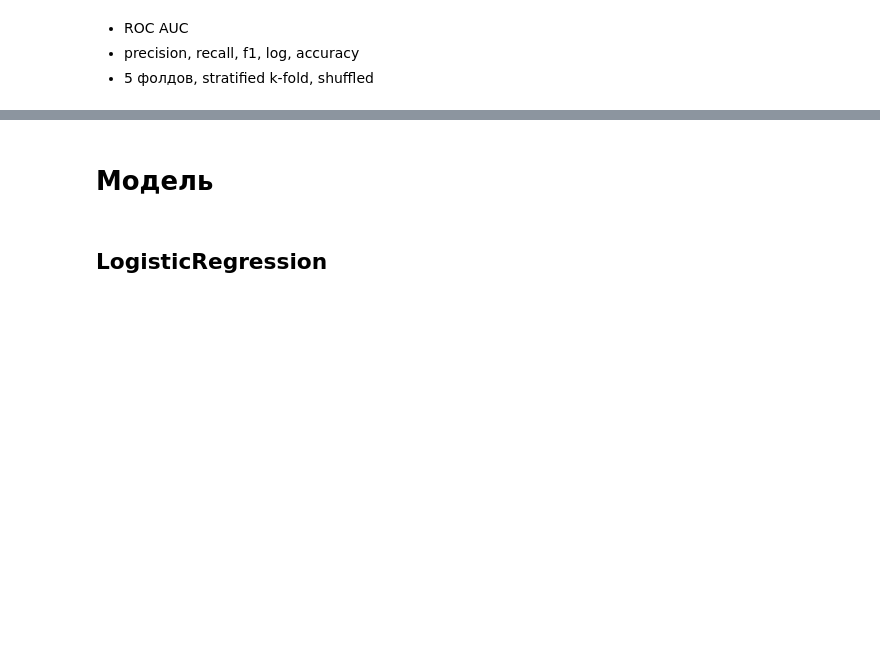
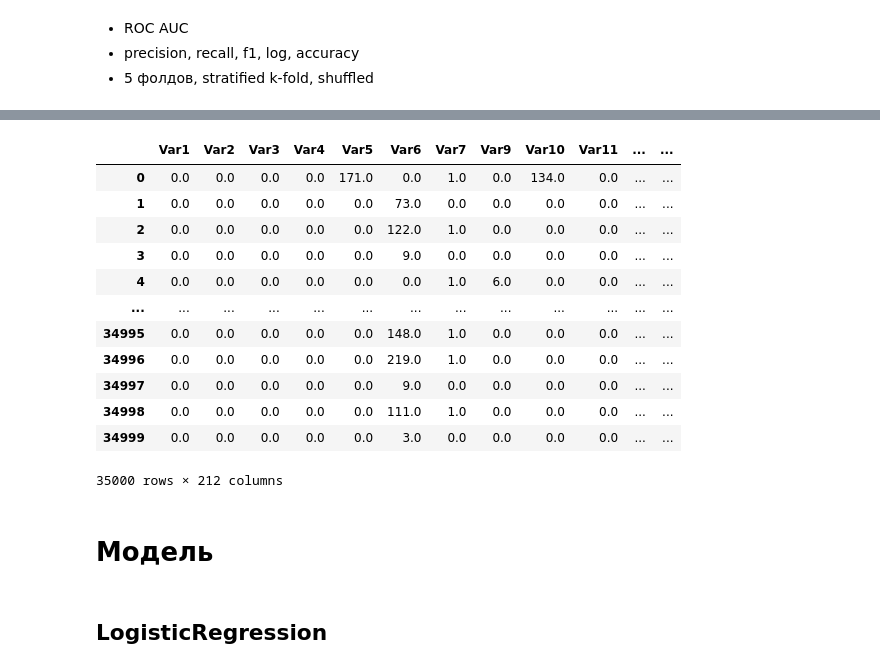
Before and after one commit to Uniholder/Specialization-Yandex-MIPT, a Jupyter notebook: 6_Final_projects/2_churn_prediction/week_3.ipynb, the cells around one changed output, grey strips where cells are left out. Drawn from its saved outputs; the diff is of its cells as text; code cells hidden in the pictures; blank space fills up the shorter version.

```diff
--- a/6_Final_projects/2_churn_prediction/week_3.ipynb
+++ b/6_Final_projects/2_churn_prediction/week_3.ipynb
@@ -86,5 +86,5 @@ df_train
 # %%
-oe = OrdinalEncoder()
+oe = OrdinalEncoder(handle_unknown='use_encoded_value', unknown_value=-1)
 # %%
-df_train = oe.fit_transform(df_train)
-df_train = pd.DataFrame(df_train, columns=cols)
+df_train_part = oe.fit_transform(df_train_part)
+df_train_part = pd.DataFrame(df_train_part, columns=cols)
@@ -91,3 +99,19 @@ df_train = pd.DataFrame(df_train, columns=cols)
+# %%
+df_train_part
+# %% [output]
+|  | Var1 | Var2 | Var3 | Var4 | Var5 | Var6 | Var7 | Var9 | Var10 | Var11 | ... | ... |
+| 0 | 0.0 | 0.0 | 0.0 | 0.0 | 171.0 | 0.0 | 1.0 | 0.0 | 134.0 | 0.0 | ... | ... |
+| 1 | 0.0 | 0.0 | 0.0 | 0.0 | 0.0 | 73.0 | 0.0 | 0.0 | 0.0 | 0.0 | ... | ... |
+| 2 | 0.0 | 0.0 | 0.0 | 0.0 | 0.0 | 122.0 | 1.0 | 0.0 | 0.0 | 0.0 | ... | ... |
+| 3 | 0.0 | 0.0 | 0.0 | 0.0 | 0.0 | 9.0 | 0.0 | 0.0 | 0.0 | 0.0 | ... | ... |
+| 4 | 0.0 | 0.0 | 0.0 | 0.0 | 0.0 | 0.0 | 1.0 | 6.0 | 0.0 | 0.0 | ... | ... |
+| ... | ... | ... | ... | ... | ... | ... | ... | ... | ... | ... | ... | ... |
+| 34995 | 0.0 | 0.0 | 0.0 | 0.0 | 0.0 | 148.0 | 1.0 | 0.0 | 0.0 | 0.0 | ... | ... |
+| 34996 | 0.0 | 0.0 | 0.0 | 0.0 | 0.0 | 219.0 | 1.0 | 0.0 | 0.0 | 0.0 | ... | ... |
+| 34997 | 0.0 | 0.0 | 0.0 | 0.0 | 0.0 | 9.0 | 0.0 | 0.0 | 0.0 | 0.0 | ... | ... |
+| 34998 | 0.0 | 0.0 | 0.0 | 0.0 | 0.0 | 111.0 | 1.0 | 0.0 | 0.0 | 0.0 | ... | ... |
+| 34999 | 0.0 | 0.0 | 0.0 | 0.0 | 0.0 | 3.0 | 0.0 | 0.0 | 0.0 | 0.0 | ... | ... |
+35000 rows × 212 columns
 # %% [markdown]
 # Модель
 # %%
```
Also changed, not shown: parts of 25 cells of this notebook, 4 other files.
